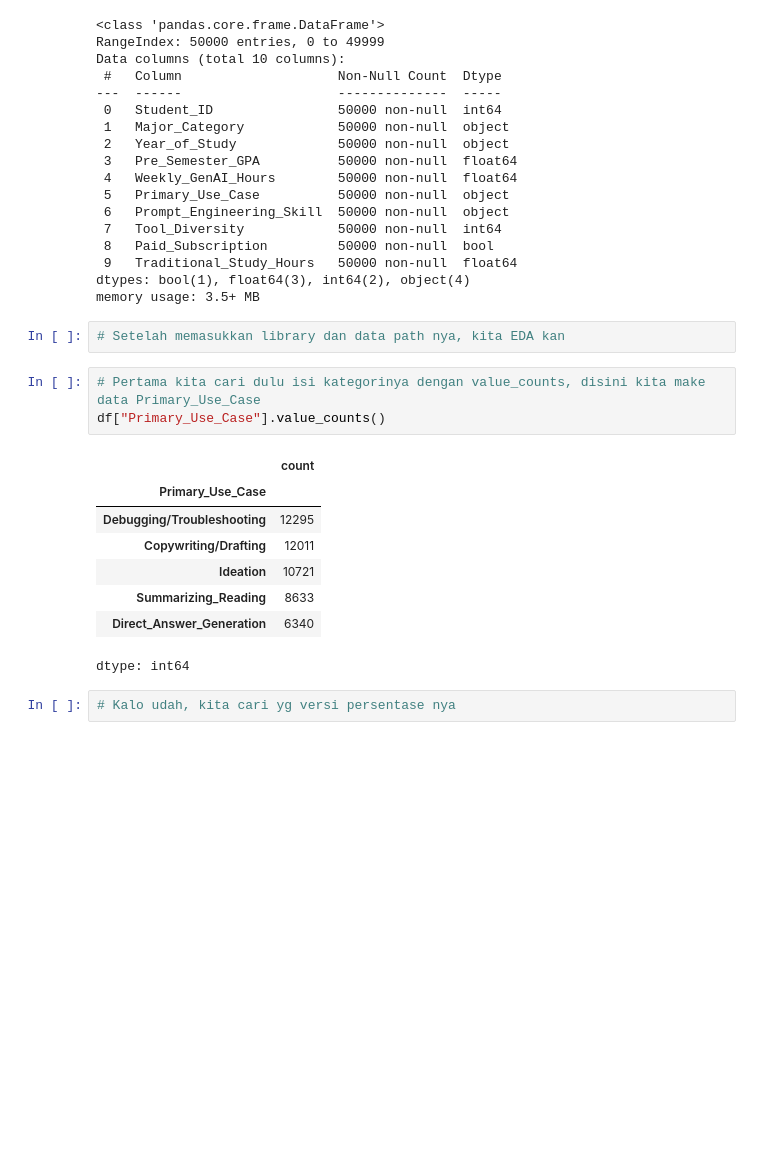
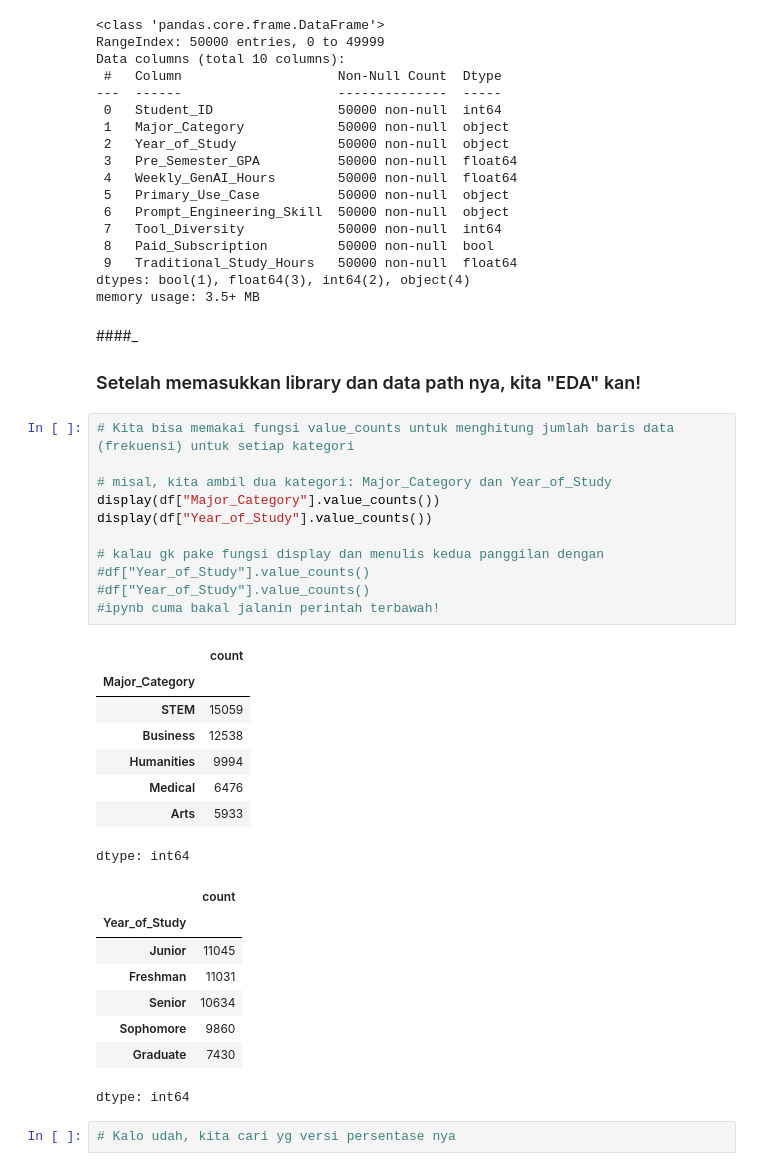
Before and after one commit to Shxrp08/Project_SG_I-Smile_Group6_2026, a Jupyter notebook: Project_SG_Group_6.ipynb, the cells around one changed output. Saved outputs shown, nothing was run; the diff lists cells and outputs as text; blank space fills up the shorter version.

```diff
--- a/Project_SG_Group_6.ipynb
+++ b/Project_SG_Group_6.ipynb
@@ -89,20 +91,37 @@ Data columns (total 10 columns):
  9   Traditional_Study_Hours   50000 non-null  float64
 dtypes: bool(1), float64(3), int64(2), object(4)
 memory usage: 3.5+ MB
-# %%
-# Setelah memasukkan library dan data path nya, kita EDA kan
-# %%
-# Pertama kita cari dulu isi kategorinya dengan value_counts, disini kita make data Primary_Use_Case
-df["Primary_Use_Case"].value_counts()
-# %% [output]
-|  | count |
-| Primary_Use_Case |  |
-| Debugging/Troubleshooting | 12295 |
-| Copywriting/Drafting | 12011 |
-| Ideation | 10721 |
-| Summarizing_Reading | 8633 |
-| Direct_Answer_Generation | 6340 |
-dtype: int64
+# %% [markdown]
+####_
+### Setelah memasukkan library dan data path nya, kita "EDA" kan!
+# %%
+# Kita bisa memakai fungsi value_counts untuk menghitung jumlah baris data (frekuensi) untuk setiap kategori
+
+# misal, kita ambil dua kategori: Major_Category dan Year_of_Study
+display(df["Major_Category"].value_counts())
+display(df["Year_of_Study"].value_counts())
+
+# kalau gk pake fungsi display dan menulis kedua panggilan dengan
+#df["Year_of_Study"].value_counts()
+#df["Year_of_Study"].value_counts()
+#ipynb cuma bakal jalanin perintah terbawah!
+# %% [output]
+|  | count |
+| Major_Category |  |
+| STEM | 15059 |
+| Business | 12538 |
+| Humanities | 9994 |
+| Medical | 6476 |
+| Arts | 5933 |
+dtype: int64
+|  | count |
+| Year_of_Study |  |
+| Junior | 11045 |
+| Freshman | 11031 |
+| Senior | 10634 |
+| Sophomore | 9860 |
+| Graduate | 7430 |
+dtype: int64
 # %%
 # Kalo udah, kita cari yg versi persentase nya
 # %%
```
Also changed, not shown: parts of 3 cells of this notebook.
